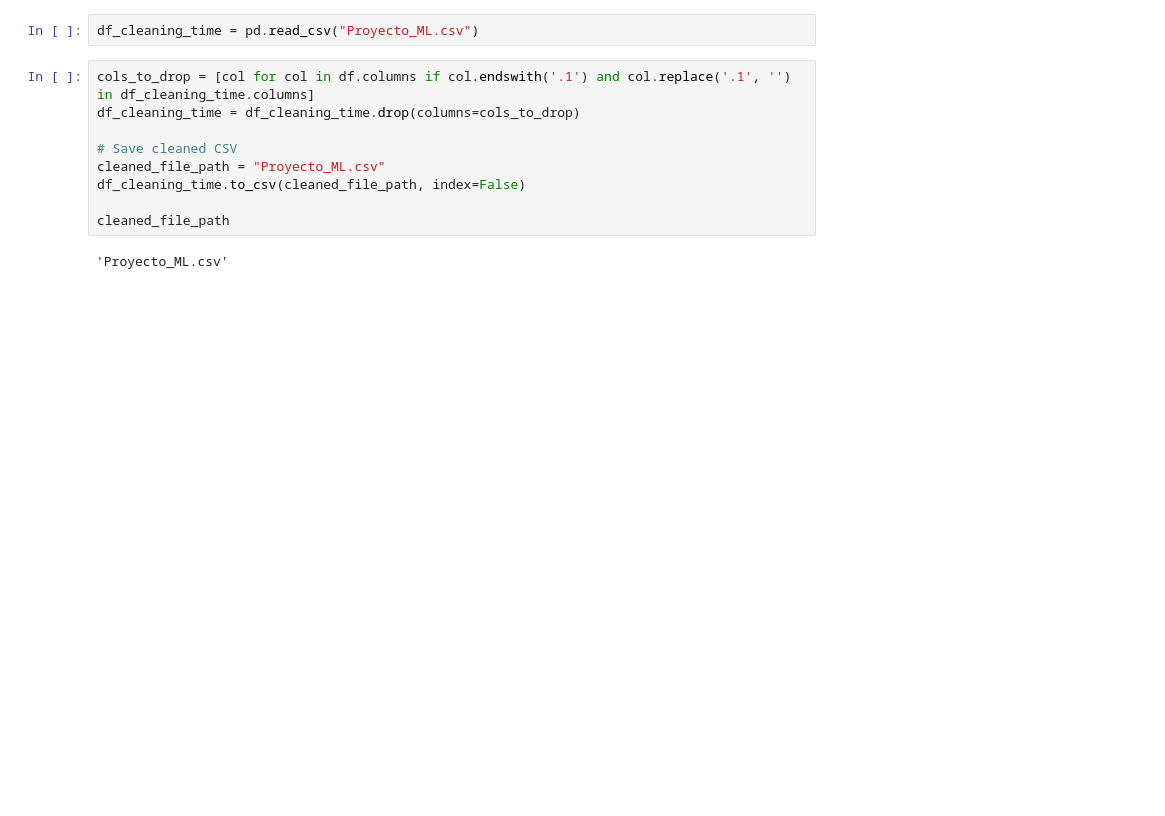
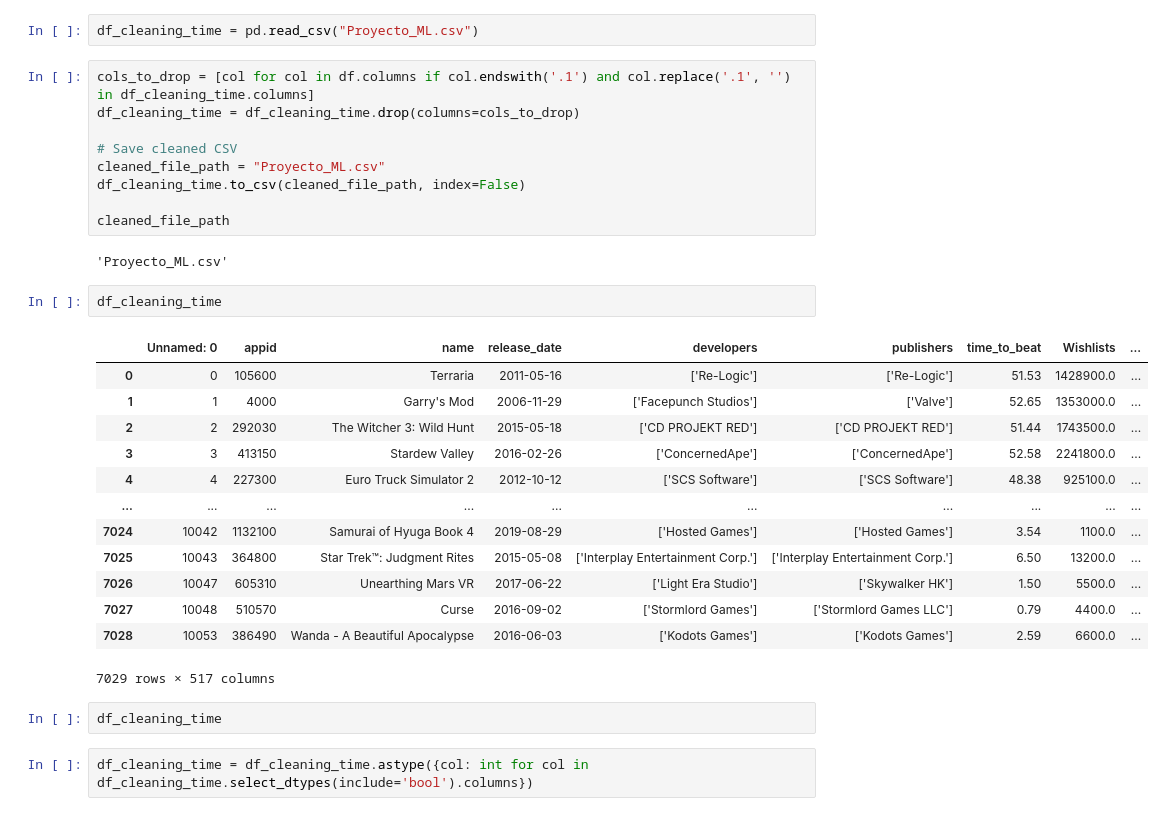
Before and after one commit to GringoLingoDingo/GHUNTER_FORECASTING, a Jupyter notebook: Clean_Database.ipynb, the cells around one changed output. Cells and saved outputs as stored; diff of their text form; blank space fills up the shorter version.

```diff
--- a/Clean_Database.ipynb
+++ b/Clean_Database.ipynb
@@ -1181,3 +1181,23 @@ df_cleaning_time.to_csv(cleaned_file_path, index=False)
 cleaned_file_path
 # %% [output]
 'Proyecto_ML.csv'
+# %%
+df_cleaning_time
+# %% [output]
+|  | Unnamed: 0 | appid | name | release_date | developers | publishers | time_to_beat | Wishlists | ... |
+| 0 | 0 | 105600 | Terraria | 2011-05-16 | ['Re-Logic'] | ['Re-Logic'] | 51.53 | 1428900.0 | ... |
+| 1 | 1 | 4000 | Garry's Mod | 2006-11-29 | ['Facepunch Studios'] | ['Valve'] | 52.65 | 1353000.0 | ... |
+| 2 | 2 | 292030 | The Witcher 3: Wild Hunt | 2015-05-18 | ['CD PROJEKT RED'] | ['CD PROJEKT RED'] | 51.44 | 1743500.0 | ... |
+| 3 | 3 | 413150 | Stardew Valley | 2016-02-26 | ['ConcernedApe'] | ['ConcernedApe'] | 52.58 | 2241800.0 | ... |
+| 4 | 4 | 227300 | Euro Truck Simulator 2 | 2012-10-12 | ['SCS Software'] | ['SCS Software'] | 48.38 | 925100.0 | ... |
+| ... | ... | ... | ... | ... | ... | ... | ... | ... | ... |
+| 7024 | 10042 | 1132100 | Samurai of Hyuga Book 4 | 2019-08-29 | ['Hosted Games'] | ['Hosted Games'] | 3.54 | 1100.0 | ... |
+| 7025 | 10043 | 364800 | Star Trek™: Judgment Rites | 2015-05-08 | ['Interplay Entertainment Corp.'] | ['Interplay Entertainment Corp.'] | 6.50 | 13200.0 | ... |
+| 7026 | 10047 | 605310 | Unearthing Mars VR | 2017-06-22 | ['Light Era Studio'] | ['Skywalker HK'] | 1.50 | 5500.0 | ... |
+| 7027 | 10048 | 510570 | Curse | 2016-09-02 | ['Stormlord Games'] | ['Stormlord Games LLC'] | 0.79 | 4400.0 | ... |
+| 7028 | 10053 | 386490 | Wanda - A Beautiful Apocalypse | 2016-06-03 | ['Kodots Games'] | ['Kodots Games'] | 2.59 | 6600.0 | ... |
+7029 rows × 517 columns
+# %%
+df_cleaning_time
+# %%
+df_cleaning_time = df_cleaning_time.astype({col: int for col in df_cleaning_time.select_dtypes(include='bool').columns})
```
Also changed, not shown: parts of 3 cells of this notebook.
